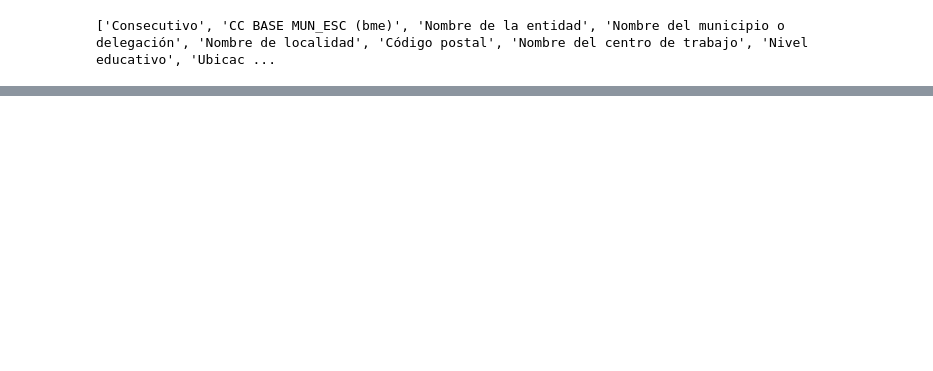
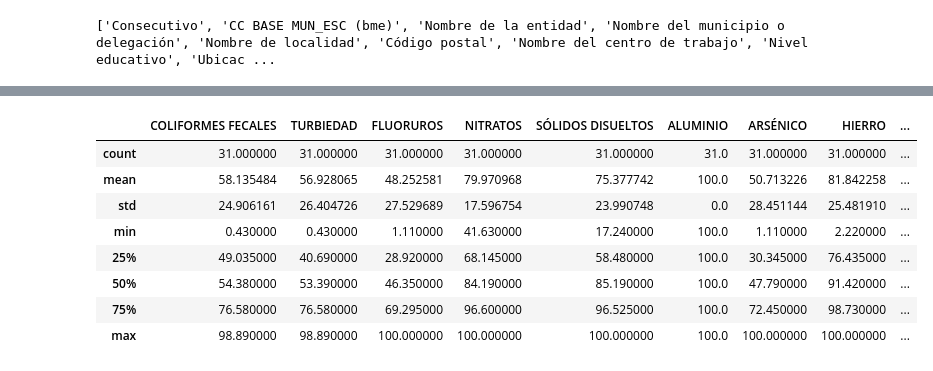
Before and after one commit to dataviz-itam/hackat-n-agua-en-escuelas-Maria-Raymundo-Andrea, a Jupyter notebook: eda.ipynb, the cells around one changed output, grey strips where cells are left out. Saved outputs shown, nothing was run; the diff lists cells and outputs as text; code cells hidden in the pictures; blank space fills up the shorter version.

```diff
--- a/eda.ipynb
+++ b/eda.ipynb
@@ -38,0 +138,12 @@ nan
+# %%
+summary_df.describe()
+# %% [output]
+|  | COLIFORMES FECALES | TURBIEDAD | FLUORUROS | NITRATOS | SÓLIDOS DISUELTOS | ALUMINIO | ARSÉNICO | HIERRO | ... |
+| count | 31.000000 | 31.000000 | 31.000000 | 31.000000 | 31.000000 | 31.0 | 31.000000 | 31.000000 | ... |
+| mean | 58.135484 | 56.928065 | 48.252581 | 79.970968 | 75.377742 | 100.0 | 50.713226 | 81.842258 | ... |
+| std | 24.906161 | 26.404726 | 27.529689 | 17.596754 | 23.990748 | 0.0 | 28.451144 | 25.481910 | ... |
+| min | 0.430000 | 0.430000 | 1.110000 | 41.630000 | 17.240000 | 100.0 | 1.110000 | 2.220000 | ... |
+| 25% | 49.035000 | 40.690000 | 28.920000 | 68.145000 | 58.480000 | 100.0 | 30.345000 | 76.435000 | ... |
+| 50% | 54.380000 | 53.390000 | 46.350000 | 84.190000 | 85.190000 | 100.0 | 47.790000 | 91.420000 | ... |
+| 75% | 76.580000 | 76.580000 | 69.295000 | 96.600000 | 96.525000 | 100.0 | 72.450000 | 98.730000 | ... |
+| max | 98.890000 | 98.890000 | 100.000000 | 100.000000 | 100.000000 | 100.0 | 100.000000 | 100.000000 | ... |
```
Also changed, not shown: parts of 19 cells of this notebook, 6 other files.
